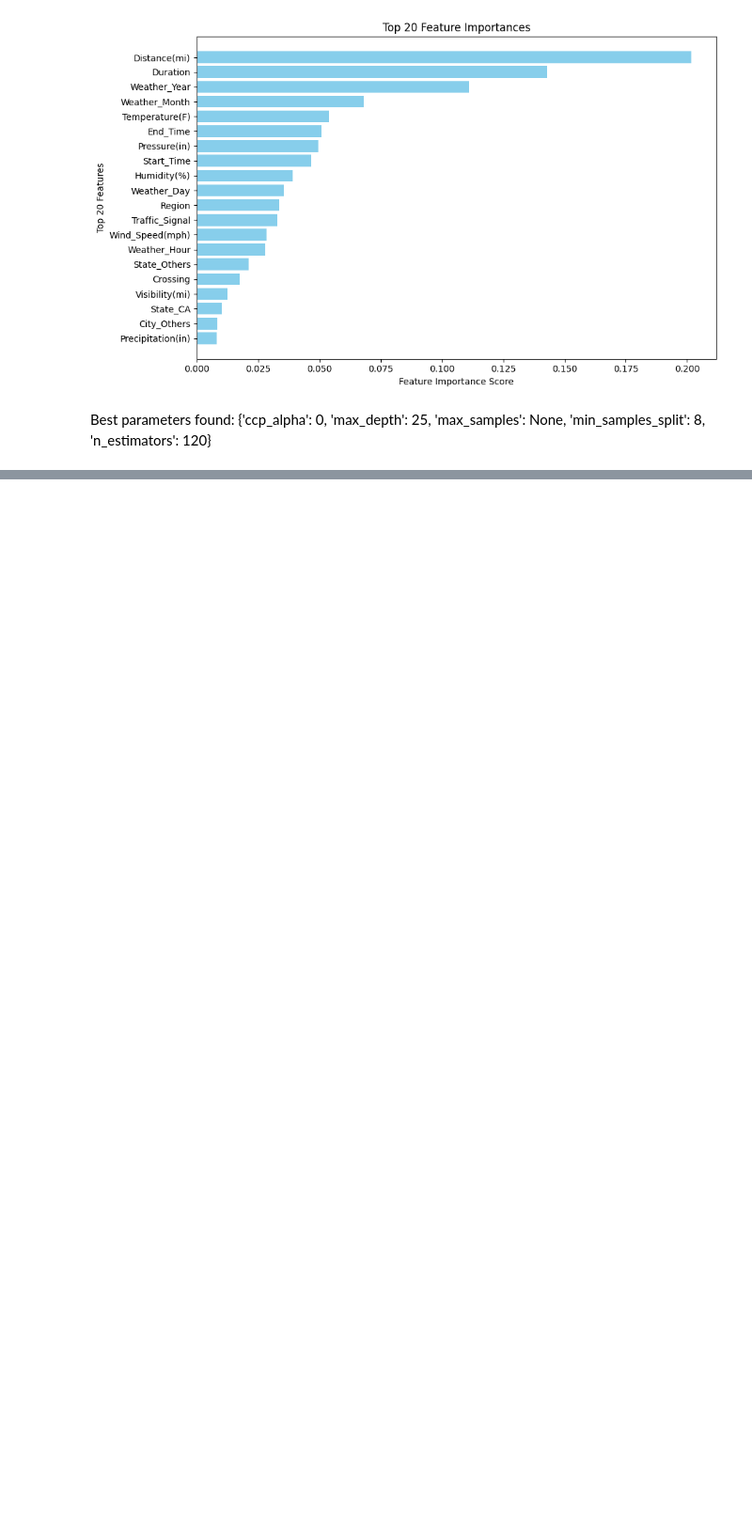
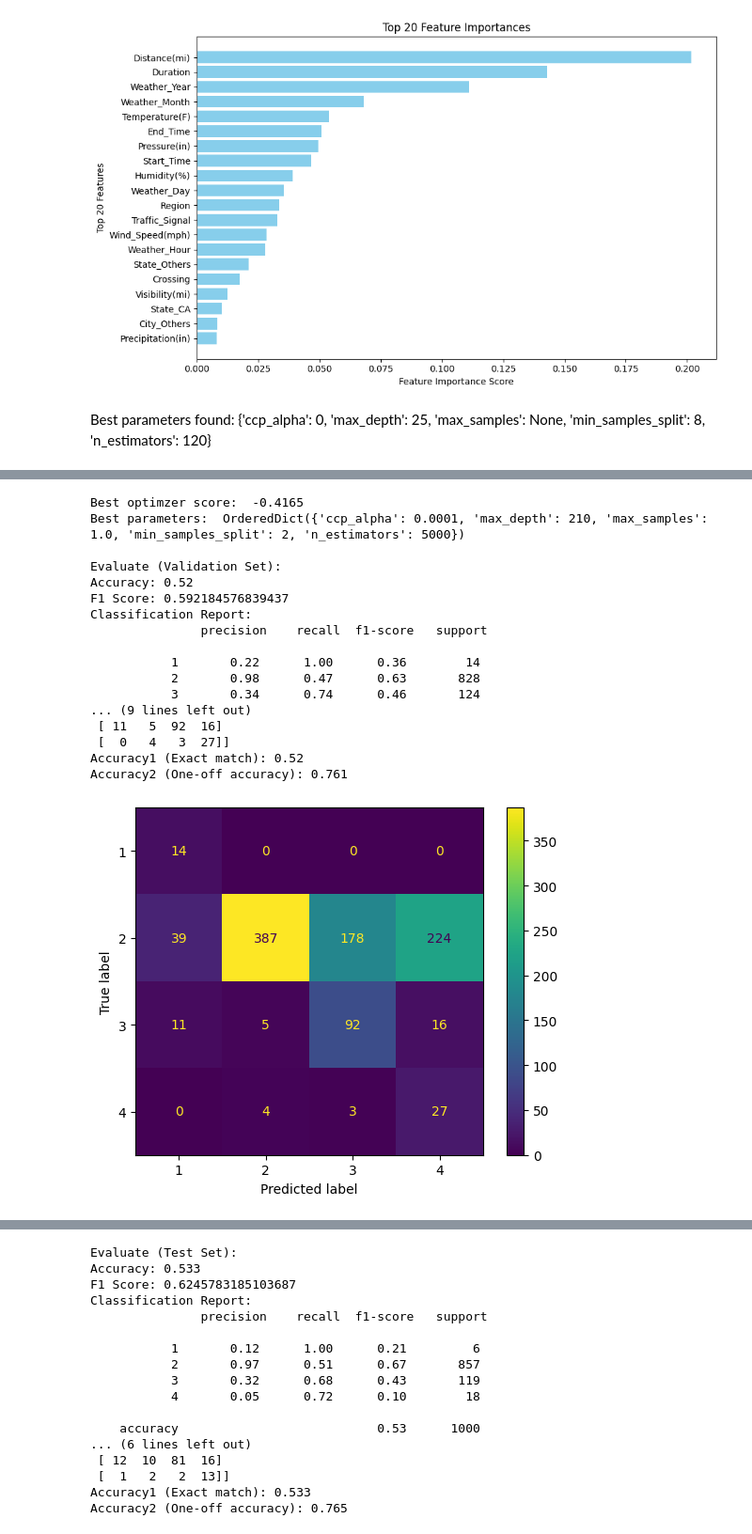
Before and after one commit to win-laeyee/traffic_accident_severity_prediction, a Jupyter notebook: notebooks/models/random_forest_improved.ipynb, the cells around one changed output, grey strips where cells are left out. Shown at 94% size. Cells and saved outputs as stored; diff of their text form; code cells hidden in the pictures; blank space fills up the shorter version.

```diff
--- a/notebooks/models/random_forest_improved.ipynb
+++ b/notebooks/models/random_forest_improved.ipynb
@@ -507,0 +665,30 @@ Best parameters found:  {'ccp_alpha': 0, 'max_depth': 25, 'max_samples': None, '
+# %%
+
+scorer = make_scorer(mean_absolute_error, greater_is_better=False)
+best_model_mse1, best_params_mse1 = tune_evaluate(
+    X_train, y_train,
+    X_validate, y_validate,
+    X_test, y_test,
+    param_grid=param_grid,
+    scorer=scorer,
+    n_features=20
+)
+# %% [output]
+Best optimzer score:  -0.4165
+Best parameters:  OrderedDict({'ccp_alpha': 0.0001, 'max_depth': 210, 'max_samples': 1.0, 'min_samples_split': 2, 'n_estimators': 5000})
+
+Evaluate (Validation Set):
+Accuracy: 0.52
+F1 Score: 0.592184576839437
+Classification Report:
+               precision    recall  f1-score   support
+
+           1       0.22      1.00      0.36        14
+           2       0.98      0.47      0.63       828
+           3       0.34      0.74      0.46       124
+... (9 lines left out)
+ [ 11   5  92  16]
+ [  0   4   3  27]]
+Accuracy1 (Exact match): 0.52
+Accuracy2 (One-off accuracy): 0.761
+[figure, added]
@@ -507,0 +696,17 @@ Best parameters found:  {'ccp_alpha': 0, 'max_depth': 25, 'max_samples': None, '
+Evaluate (Test Set):
+Accuracy: 0.533
+F1 Score: 0.6245783185103687
+Classification Report:
+               precision    recall  f1-score   support
+
+           1       0.12      1.00      0.21         6
+           2       0.97      0.51      0.67       857
+           3       0.32      0.68      0.43       119
+           4       0.05      0.72      0.10        18
+
+    accuracy                           0.53      1000
+... (6 lines left out)
+ [ 12  10  81  16]
+ [  1   2   2  13]]
+Accuracy1 (Exact match): 0.533
+Accuracy2 (One-off accuracy): 0.765
```
Also changed, not shown: parts of 8 cells of this notebook, 1 other file.
